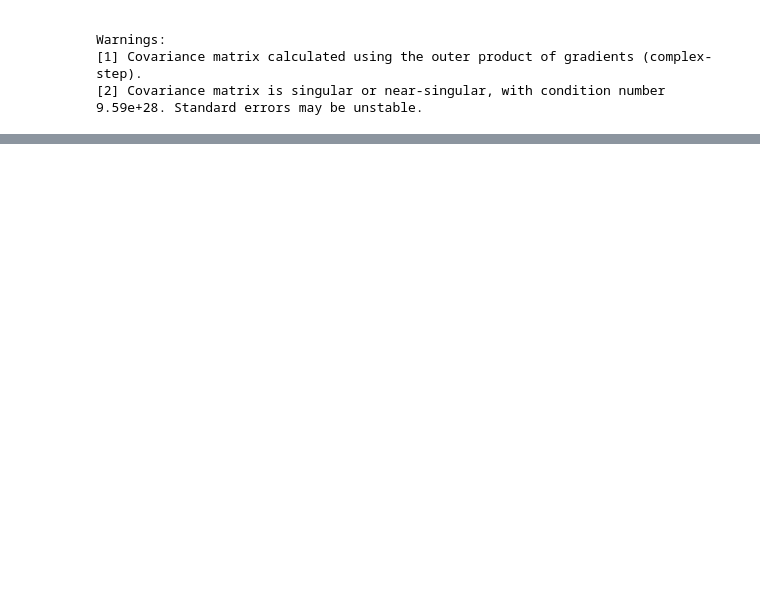
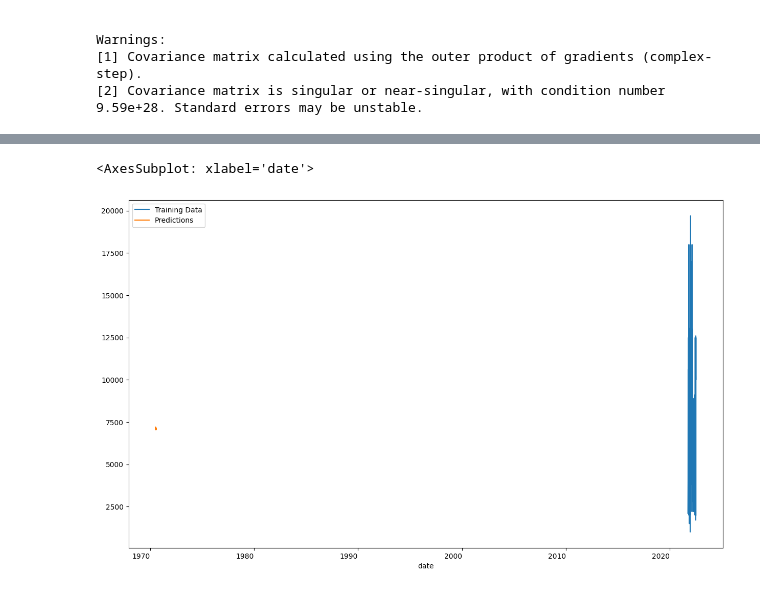
Before and after one commit to wessware/ARIMA_TIME_SERIES_FORECASTING, a Jupyter notebook: models/sarimax_time_series_analysis_caseIHjx75t.ipynb, the cells around one changed output, grey strips where cells are left out. Drawn from its saved outputs; the diff is of its cells as text; code cells hidden in the pictures; blank space fills up the shorter version.

Commit message:
sarimax pred plot

```diff
--- a/models/sarimax_time_series_analysis_caseIHjx75t.ipynb
+++ b/models/sarimax_time_series_analysis_caseIHjx75t.ipynb
@@ -56,3 +56,5 @@ Covariance Type:                              opg
 Warnings:
 [1] Covariance matrix calculated using the outer product of gradients (complex-step).
 [2] Covariance matrix is singular or near-singular, with condition number 9.59e+28. Standard errors may be unstable.
+# %%
+predictions = model.predict(len(df), len(df)+20)
@@ -58,0 +81,7 @@ Warnings:
+# %%
+df["income"].plot(legend=True, label="Training Data", figsize=(15, 10))
+
+predictions.plot(legend=True, label="Predictions")
+# %% [output]
+<AxesSubplot: xlabel='date'>
+[figure, added]
```
Also changed, not shown: parts of 1 cell of this notebook.
